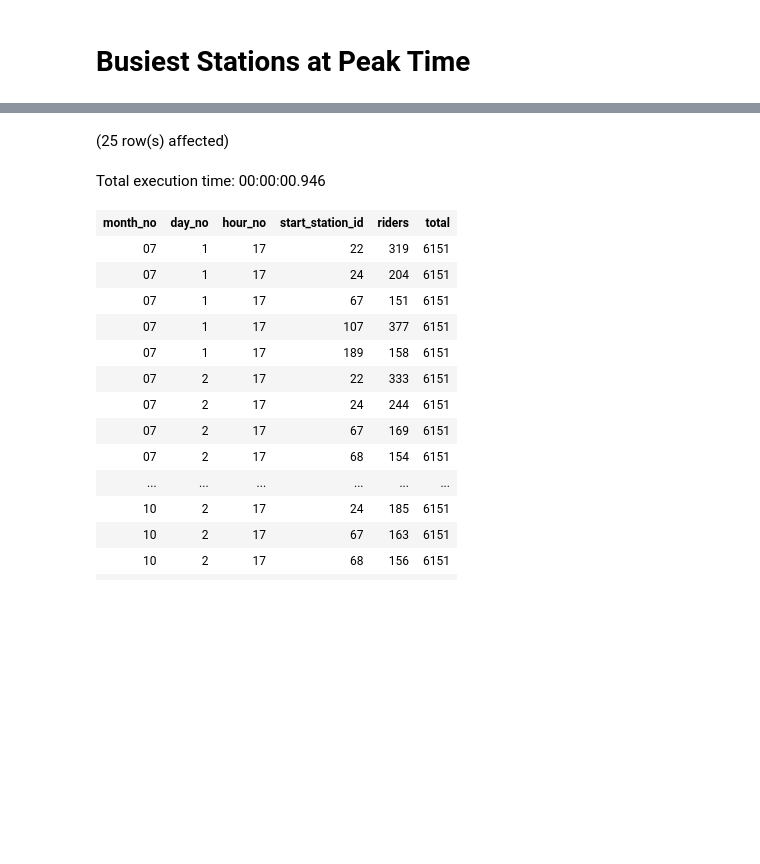
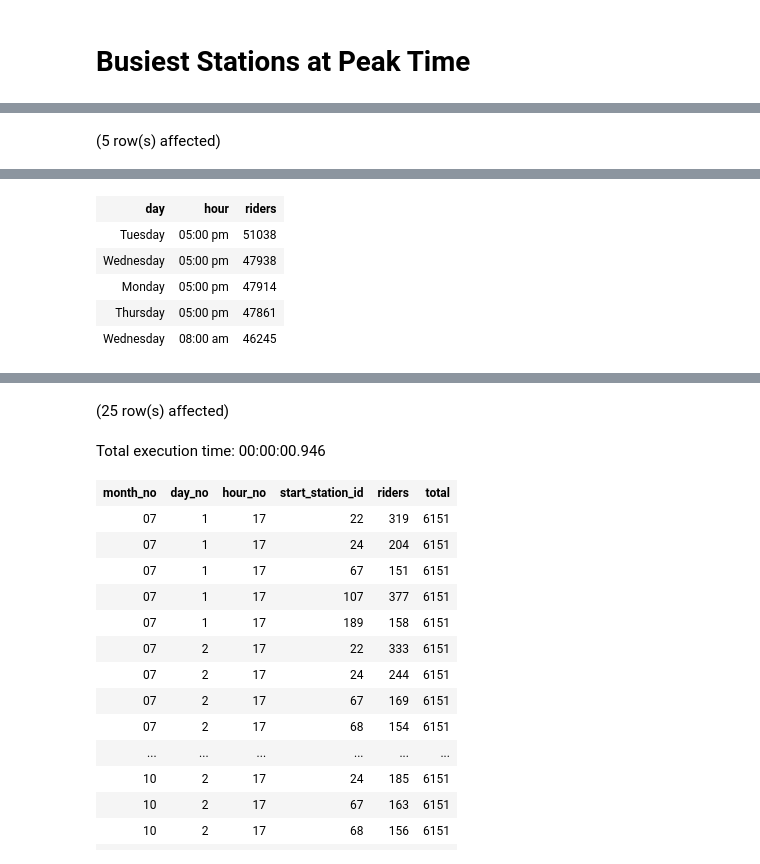
Before and after one commit to datapointchris/boston-bluebikes, a Jupyter notebook: busystations.ipynb, the cells around one changed output, grey strips where cells are left out. Saved outputs shown, nothing was run; the diff lists cells and outputs as text; code cells hidden in the pictures; blank space fills up the shorter version.

```diff
--- a/busystations.ipynb
+++ b/busystations.ipynb
@@ -80,3 +92,16 @@ Total execution time: 00:00:00.182
 | August | 08 | Thursday | 4 | 05:00 pm | 17 | 7606 |
 | July | 07 | Monday | 1 | 05:00 pm | 17 | 7490 |
 | September | 09 | Monday | 1 | 05:00 pm | 17 | 7070 |
+# %%
+-- Top 5 busiest times of the week
+select
+a.day,
+a.hour,
+-- a.hour_no,
+count(1) as riders
+from dates a
+group by a.day, a.day_no, a.hour, a.hour_no
+order by count(1) desc
+limit 5
+# %% [output]
+(5 row(s) affected)
@@ -82,0 +109,6 @@ Total execution time: 00:00:00.182
+| day | hour | riders |
+| Tuesday | 05:00 pm | 51038 |
+| Wednesday | 05:00 pm | 47938 |
+| Monday | 05:00 pm | 47914 |
+| Thursday | 05:00 pm | 47861 |
+| Wednesday | 08:00 am | 46245 |
```
Also changed, not shown: parts of 9 cells of this notebook, 12 other files.
